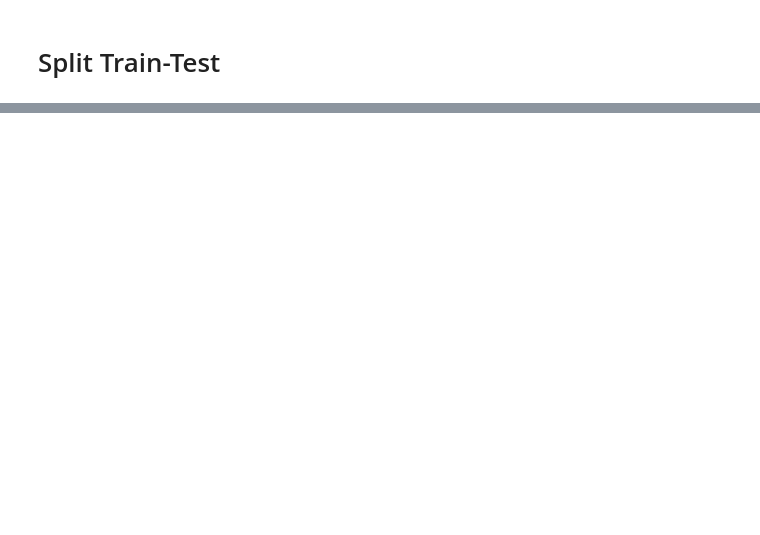
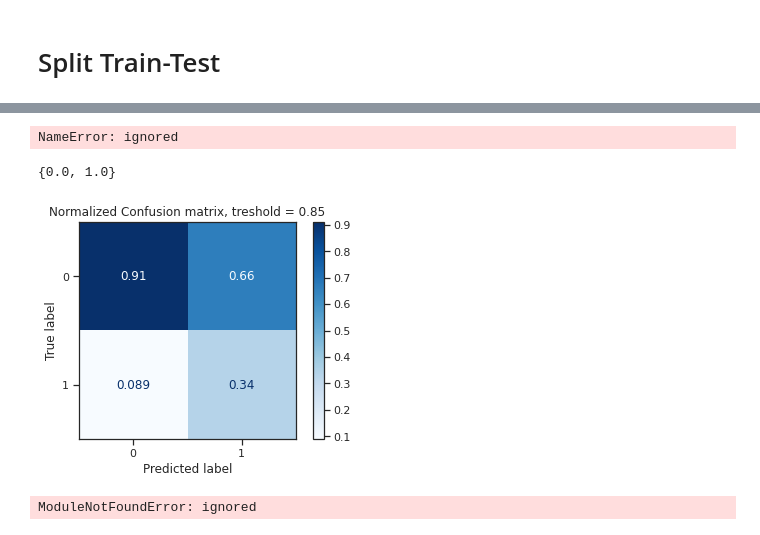
Before and after one commit to omerfalach/Death-Classification-FAERS, a Jupyter notebook: Data_Exploration.ipynb, the cells around one changed output, grey strips where cells are left out. Saved outputs shown, nothing was run; the diff lists cells and outputs as text; code cells hidden in the pictures; blank space fills up the shorter version.

```diff
--- a/Data_Exploration.ipynb
+++ b/Data_Exploration.ipynb
@@ -369,7 +491,7 @@ test_labels = naivefstra['outc_cod'].iloc[test_ind]
 # train_labels.to_csv('/content/drive/MyDrive/Colab Notebooks/train_labels1.csv',index = False)
 # test_labels.to_csv('/content/drive/MyDrive/Colab Notebooks/test_labels1.csv',index = False)
 # %%
-# train_features= pd.read_csv('/content/drive/MyDrive/Colab Notebooks/train_features1.csv')
-# test_features= pd.read_csv('/content/drive/MyDrive/Colab Notebooks/test_features1.csv')
-# train_labels= pd.read_csv('/content/drive/MyDrive/Colab Notebooks/train_labels1.csv')
-# test_labels= pd.read_csv('/content/drive/MyDrive/Colab Notebooks/test_labels1.csv')
+train_features= pd.read_csv('/content/drive/MyDrive/Colab Notebooks/train_features1.csv')
+test_features= pd.read_csv('/content/drive/MyDrive/Colab Notebooks/test_features1.csv')
+train_labels= pd.read_csv('/content/drive/MyDrive/Colab Notebooks/train_labels1.csv')
+test_labels= pd.read_csv('/content/drive/MyDrive/Colab Notebooks/test_labels1.csv')
@@ -375,0 +874,5 @@ test_labels = naivefstra['outc_cod'].iloc[test_ind]
+# %%
+# z = train_omer([naive_preprocessor,indi_tf_idf_preprocessor])
+import drug_project_plots as op
+z = train_omer([drug_tf_idf_preprocessor])
+models = z.train_pipes(train_features,train_labels['outc_cod'],test_features,test_labels['outc_cod'])
@@ -375,0 +931,38 @@ test_labels = naivefstra['outc_cod'].iloc[test_ind]
+# %%
+import joblib
+m= 0
+for i in models:
+  filename = '/content/drive/MyDrive/Colab Notebooks/drug_tf_idf_new_model_'+ str(m) + ".sav"
+  joblib.dump(i, filename)
+  m+=1
+# %% [output]
+NameError: ignored
+# %%
+from sklearn.metrics import confusion_matrix, ConfusionMatrixDisplay
+import matplotlib.pyplot as plt
+# threshold_list = [0.5,0.75,0.85,0.9,0.95]
+threshold_list = [0.85]
+modelt = z.hyper_opt
+for i in threshold_list:
+  # train_features, train_labels,test_features,test_labels
+  y_pred1 = modelt.predict(test_features)
+  y_pred = (modelt.predict_proba(test_features)[:, 1] > i).astype('float')
+  print(set(y_pred))
+  # cm2 = confusion_matrix(test_labels, y_pred,normalize='pred')
+  title = "Normalized Confusion matrix, treshold = " + str(i)
+  disp = ConfusionMatrixDisplay(confusion_matrix=cm2,
+          display_labels=modelt.classes_)
+  disp = ConfusionMatrixDisplay(test_labels,y_pred1)
+  disp.plot(cmap="Blues")
+  disp.ax_.set_title(title)
+
+  # print(title)
+  # print(disp.confusion_matrix)
+# %% [output]
+{0.0, 1.0}
+[figure, added]
+# %%
+import project_plots_new2 as op
+op.cm_plot(z.hyper_opt,test_features,test_labels)
+# %% [output]
+ModuleNotFoundError: ignored
```
Also changed, not shown: parts of 48 cells of this notebook.
